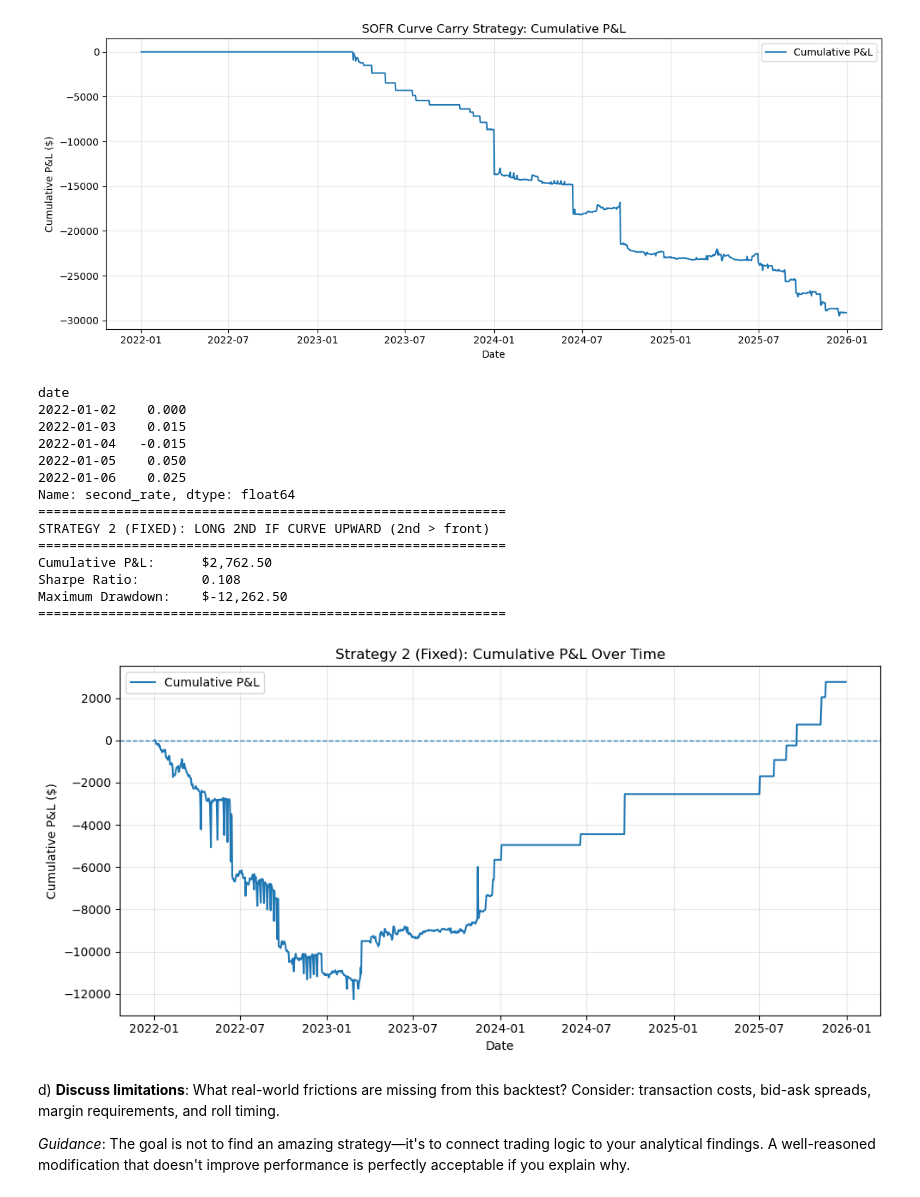
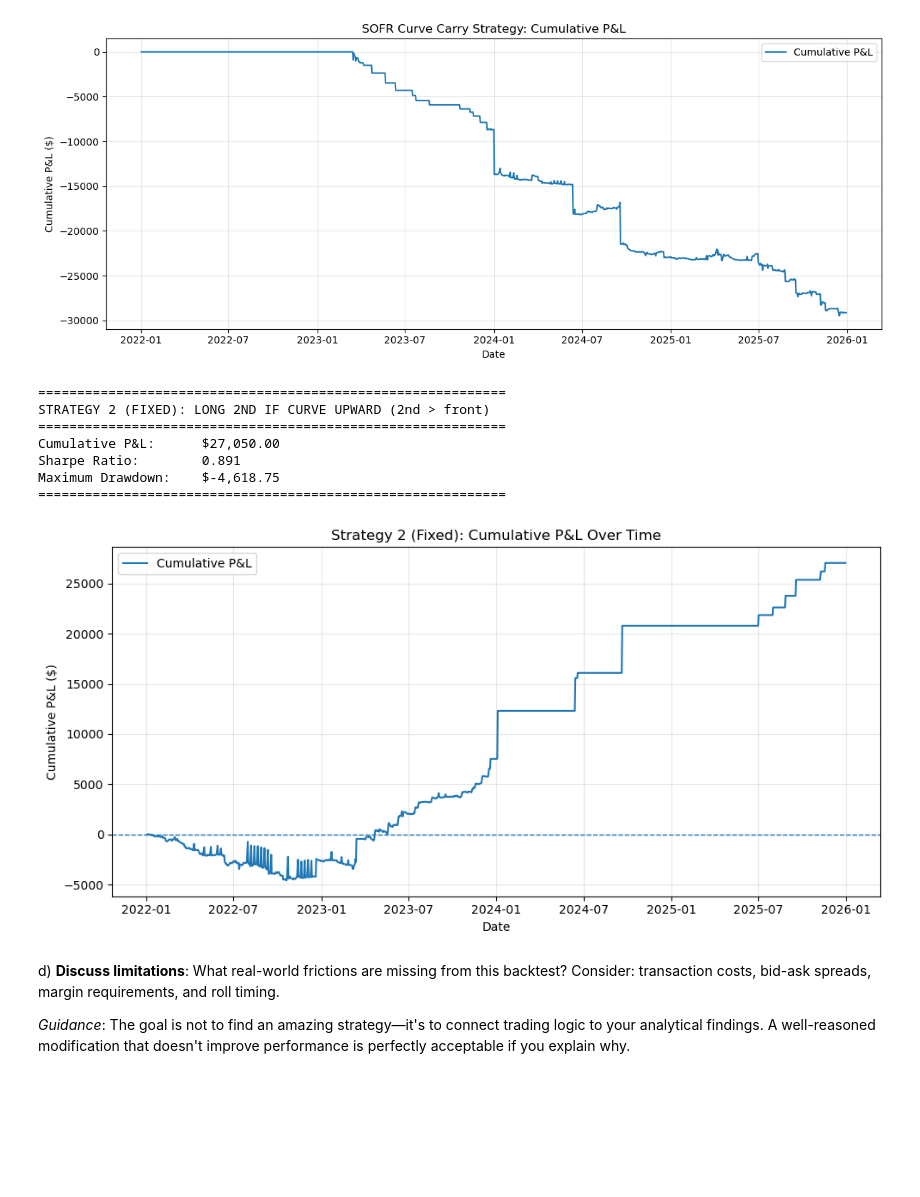
Before and after one commit to ayushbhupal/Fixed-Income-HW-Group-B, a Jupyter notebook: project/P.2. SOFR Futures and Policy Expectations-Ryota.ipynb, the cells around one changed output. Saved outputs shown, nothing was run; the diff lists cells and outputs as text; code cells hidden in the pictures; blank space fills up the shorter version.

Commit message:
short front

```diff
--- a/project/P.2. SOFR Futures and Policy Expectations-Ryota.ipynb
+++ b/project/P.2. SOFR Futures and Policy Expectations-Ryota.ipynb
@@ -1159,6 +1159,10 @@ sofr_rates["second_rate"] = second_rate
 signal = (sofr_rates["second_rate"] > sofr_rates["front_rate"]).astype(float)
 pos = signal.shift(1).fillna(0.0)  # hold position from t-1 to t
 
+# Don't trade on FOMC meeting days to avoid extreme volatility and potential slippage. Set position to 0 on those days.
+fomc_dates = fomc_sample["date"].dt.normalize()
+pos.loc[pos.index.isin(fomc_dates)] = 0.0
+
 # ------------------------------------------------------------
 # P&L from implied-rate changes
 # Futures price ~ 100 - r, so Δprice = -Δr
@@ -1168,8 +1172,10 @@ pos = signal.shift(1).fillna(0.0)  # hold position from t-1 to t
 # ------------------------------------------------------------
 # Calculate daily changes in the second and front rates
 d_second = sofr_rates["second_rate"].diff().fillna(0.0)
+d_front = sofr_rates["front_rate"].diff().fillna(0.0)
 
-sofr_rates["pnl"] = pos * (-d_second * 100.0 * 25.0)
+# Short the front and long the second, so P&L = -Δsecond + Δfront.
+sofr_rates["pnl"] = pos * (-d_second + d_front) * 100 * 25
 sofr_rates.loc[sofr_rates.index[0], "pnl"] = 0.0
 sofr_rates["cum_pnl"] = sofr_rates["pnl"].cumsum()
 
@@ -1186,44 +1192,37 @@ else:
 
 sofr_rates["running_max"] = sofr_rates["cum_pnl"].cummax()
 sofr_rates["drawdown"] = sofr_rates["cum_pnl"] - sofr_rates["running_max"]
 max_drawdown = sofr_rates["drawdown"].min()
 
 print("=" * 60)
 print("STRATEGY 2 (FIXED): LONG 2ND IF CURVE UPWARD (2nd > front)")
 print("=" * 60)
 print(f"Cumulative P&L:      ${sofr_rates['cum_pnl'].iloc[-1]:,.2f}")
 print(f"Sharpe Ratio:        {sharpe_ratio:.3f}" if not np.isnan(sharpe_ratio) else "Sharpe Ratio:        NaN")
 print(f"Maximum Drawdown:    ${max_drawdown:,.2f}")
 print("=" * 60)
 
 # Plot equity curve
 FIGSIZE = (10, 5)
 plt.figure(figsize=FIGSIZE)
 plt.plot(sofr_rates.index, sofr_rates["cum_pnl"], label="Cumulative P&L")
 plt.axhline(0, linestyle="--", linewidth=1)
 plt.title("Strategy 2 (Fixed): Cumulative P&L Over Time")
 plt.xlabel("Date")
 plt.ylabel("Cumulative P&L ($)")
 plt.grid(True, alpha=0.3)
 plt.legend()
 plt.tight_layout()
 plt.show()
 # %% [output]
-date
-2022-01-02    0.000
-2022-01-03    0.015
-2022-01-04   -0.015
-2022-01-05    0.050
-2022-01-06    0.025
-Name: second_rate, dtype: float64
 ============================================================
 STRATEGY 2 (FIXED): LONG 2ND IF CURVE UPWARD (2nd > front)
 ============================================================
-Cumulative P&L:      $2,762.50
-Sharpe Ratio:        0.108
-Maximum Drawdown:    $-12,262.50
+Cumulative P&L:      $27,050.00
+Sharpe Ratio:        0.891
+Maximum Drawdown:    $-4,618.75
 ============================================================
-[figure, old version]
+[figure, new version]
 # %% [markdown]
 d) **Discuss limitations**: What real-world frictions are missing from this backtest? Consider: transaction costs, bid-ask spreads, margin requirements, and roll timing.
 
```
